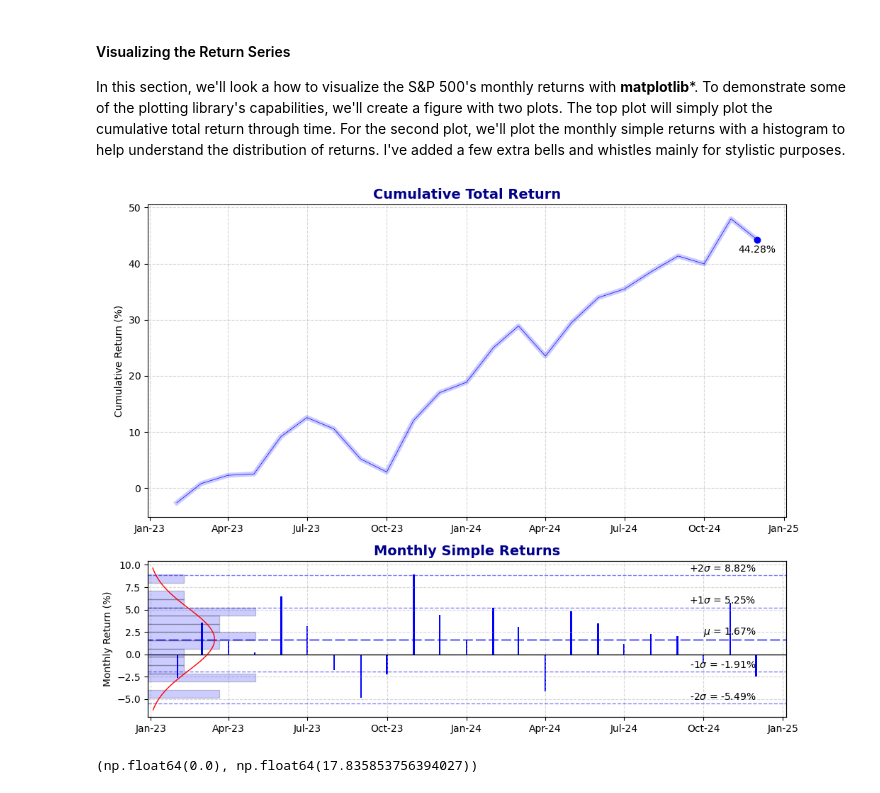
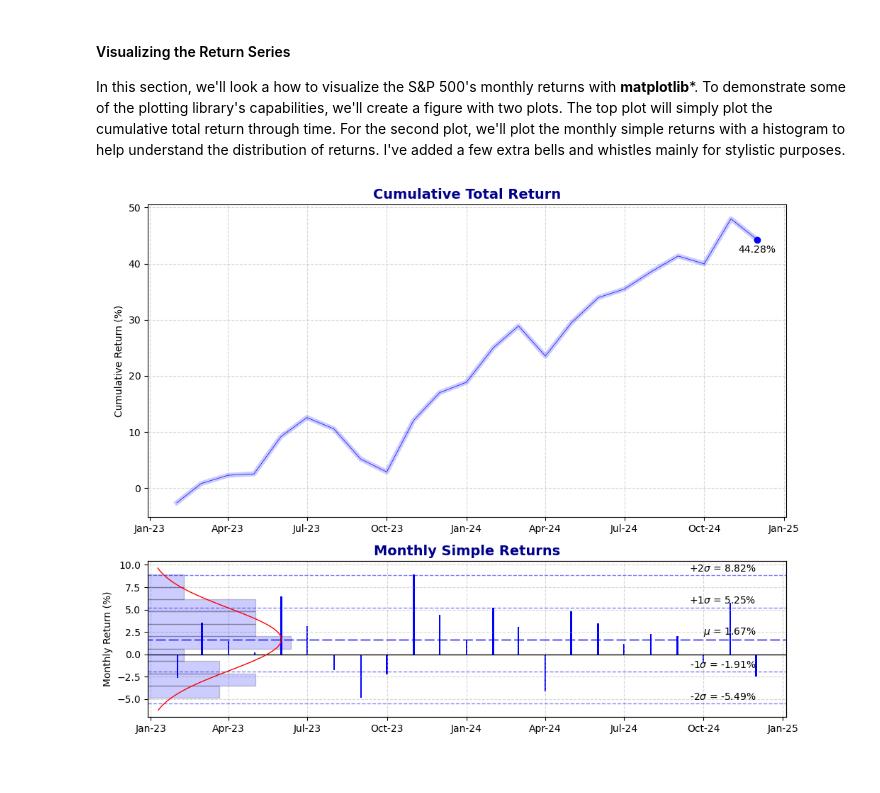
Before and after one commit to rtrimble13/tb-notebooks, a Jupyter notebook: src/twr.ipynb, the cells around one changed output. Cells and saved outputs as stored; diff of their text form; code cells hidden in the pictures.

Commit message:
additional edits to scaling the pdf plot, and removed trailing cells.

```diff
--- a/src/twr.ipynb
+++ b/src/twr.ipynb
@@ -169,37 +169,33 @@ ax1.text(spy_returns.index[-1], cumulative_returns.iloc[-1] * 0.98, f'{cumulativ
 
 # Plot monthly simple returns
 ax2.bar(spy_returns.index, spy_returns['returns1'] * 100, label='Monthly Returns', width=2, color='blue')
 ax2.set_title('Monthly Simple Returns', fontweight='bold', fontsize=14, color='darkblue')
 ax2.set_ylabel('Monthly Return (%)')
 ax2.grid(True, which='both', linestyle='--', alpha=0.5)
 ax2.axhline(y=0, color='black', linewidth=1)
 ax2.xaxis.set_major_formatter(plt.matplotlib.dates.DateFormatter(date_format))
 ax2.axhline(y=spy_returns['returns1'].mean() * 100, color='blue', linewidth=1, linestyle=(5, (10,3)))
 ax2.text(spy_returns.index[-1], spy_returns['returns1'].mean() * 100 * 1.1, f'$\\mu$ = {spy_returns["returns1"].mean():.2%}', va='bottom', ha='right')
 for i in [-2, -1, 1, 2]:
     ax2.axhline(y=spy_returns['returns1'].mean() * 100 + i * spy_returns['returns1'].std() * 100, color='blue', linewidth=1, linestyle='--', alpha=0.5)
 
     ax2.text(spy_returns.index[-1], spy_returns['returns1'].mean() * 100 * 1.1 + i * spy_returns['returns1'].std() * 100, f'{i:+d}$\\sigma$ = {spy_returns["returns1"].mean() + i * spy_returns["returns1"].std():.2%}', va='bottom', ha='right')
 
 # Plot a histogram of monthly returns
 axhist = ax2.twiny()
-bars = axhist.hist(spy_returns['returns1'] * 100, bins=15, orientation='horizontal', alpha=0.2, color='blue', edgecolor='black')
+bars = axhist.hist(spy_returns['returns1'] * 100, bins=10, orientation='horizontal', alpha=0.2, color='blue', edgecolor='black')
 axhist.set_xlim(0, bars[1].max() * 2)
 axhist.xaxis.set_visible(False)
 
 # overlay a normal distribution line on the histogram
 mu, std = norm.fit(spy_returns['returns1'].dropna() * 100)
 ymin, ymax = axhist.get_ylim()
 y = np.linspace(ymin, ymax, 100)
 x = norm.pdf(y, mu, std)
-axhist.plot(x / x.sum() * 100, y, 'r-', linewidth=1)
+axhist.plot(x / x.sum() * 200, y, 'r-', linewidth=1)
 
 # Show the plots
 plt.tight_layout()
 plt.show()
 # %% [output]
-[figure, old version]
+[figure, new version]
-# %%
-axhist.get_xlim()
-# %% [output]
-(np.float64(0.0), np.float64(17.835853756394027))
```
Also changed, not shown: parts of 1 cell of this notebook.
